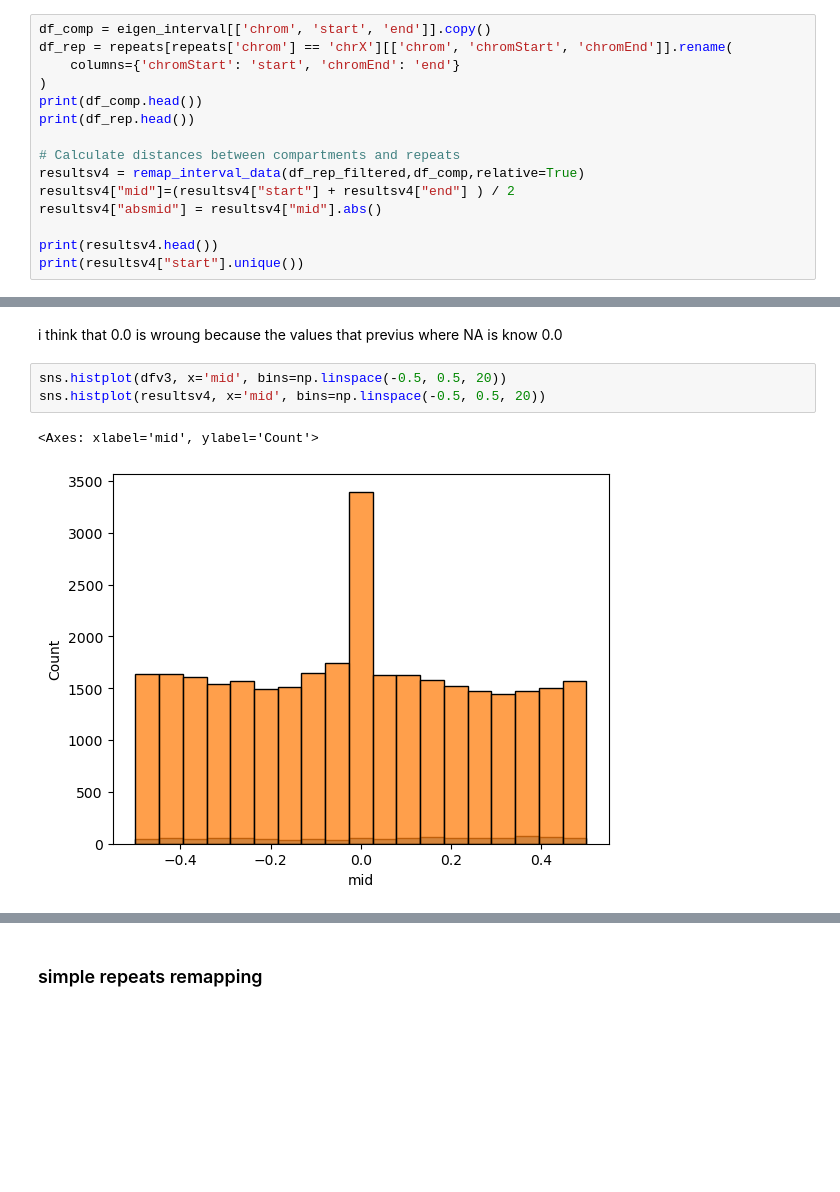
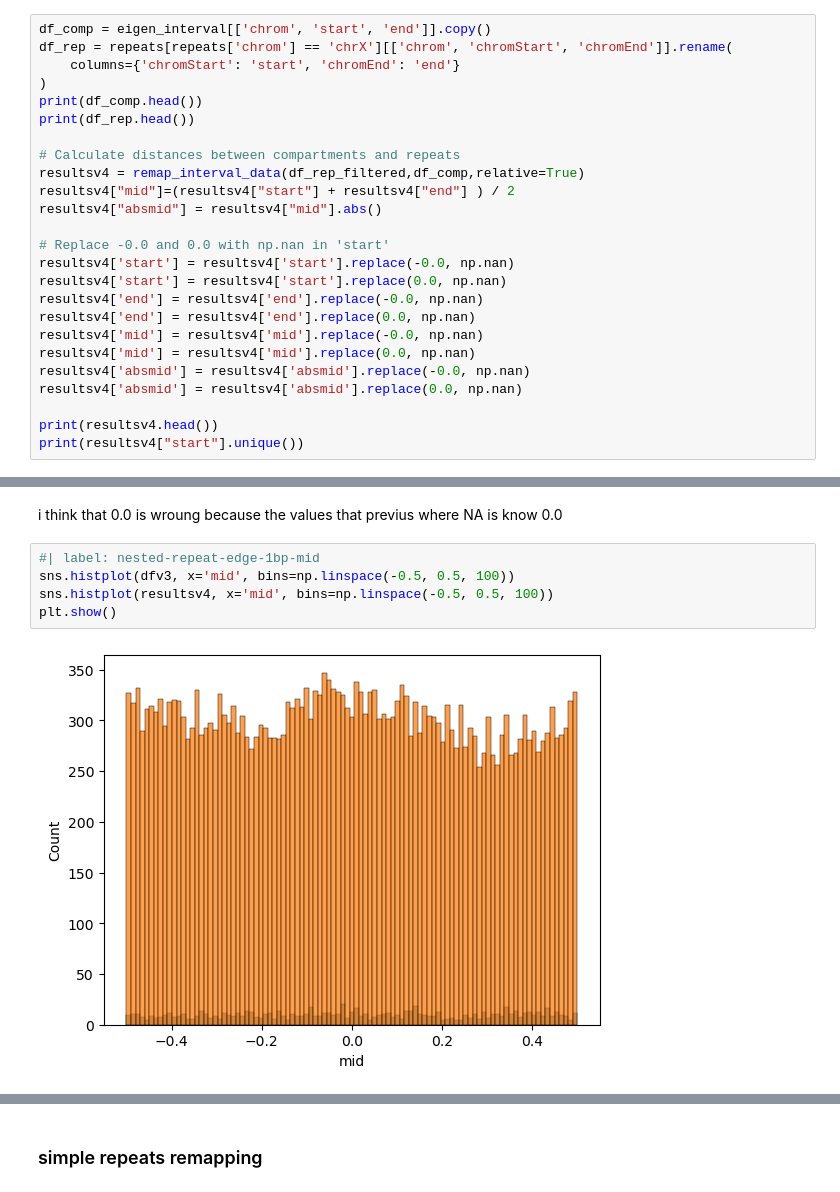
Before and after one commit to munch-group/johan_gpn_v2, a Jupyter notebook: notebooks/03_edged.ipynb, the cells around one changed output, grey strips where cells are left out. Drawn from its saved outputs; the diff is of its cells as text; blank space fills up the shorter version.

Commit message:
update adding corrections to the plot

```diff
--- a/notebooks/03_edged.ipynb
+++ b/notebooks/03_edged.ipynb
@@ -449,6 +427,16 @@ resultsv4 = remap_interval_data(df_rep_filtered,df_comp,relative=True)
 resultsv4["mid"]=(resultsv4["start"] + resultsv4["end"] ) / 2
 resultsv4["absmid"] = resultsv4["mid"].abs()
 
+# Replace -0.0 and 0.0 with np.nan in 'start'
+resultsv4['start'] = resultsv4['start'].replace(-0.0, np.nan)
+resultsv4['start'] = resultsv4['start'].replace(0.0, np.nan)
+resultsv4['end'] = resultsv4['end'].replace(-0.0, np.nan)
+resultsv4['end'] = resultsv4['end'].replace(0.0, np.nan)
+resultsv4['mid'] = resultsv4['mid'].replace(-0.0, np.nan)
+resultsv4['mid'] = resultsv4['mid'].replace(0.0, np.nan)
+resultsv4['absmid'] = resultsv4['absmid'].replace(-0.0, np.nan)
+resultsv4['absmid'] = resultsv4['absmid'].replace(0.0, np.nan)
+
 print(resultsv4.head())
 print(resultsv4["start"].unique())
 # %% [output]
@@ -491,9 +480,10 @@ sns.histplot(resultsv4, x='start', bins=np.linspace(-0.5, 0.5, 20))
 # %% [markdown]
 i think that 0.0 is wroung because the values that previus where NA is know 0.0
 # %%
-sns.histplot(dfv3, x='mid', bins=np.linspace(-0.5, 0.5, 20))
-sns.histplot(resultsv4, x='mid', bins=np.linspace(-0.5, 0.5, 20))
+#| label: nested-repeat-edge-1bp-mid
+sns.histplot(dfv3, x='mid', bins=np.linspace(-0.5, 0.5, 100))
+sns.histplot(resultsv4, x='mid', bins=np.linspace(-0.5, 0.5, 100))
+plt.show()
 # %% [output]
-<Axes: xlabel='mid', ylabel='Count'>
-[figure, old version]
+[figure, new version]
 # %%
```
Also changed, not shown: parts of 49 cells of this notebook, 1 other file.
